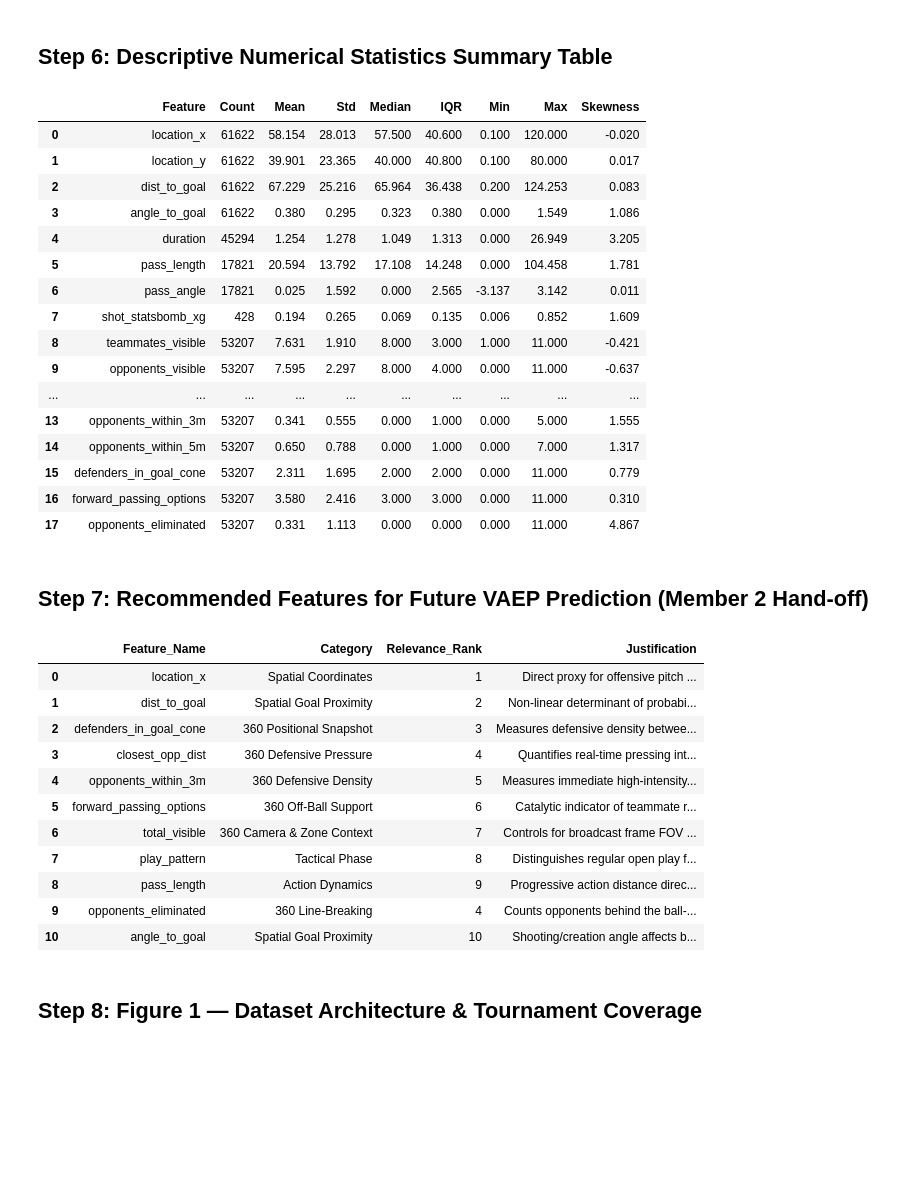
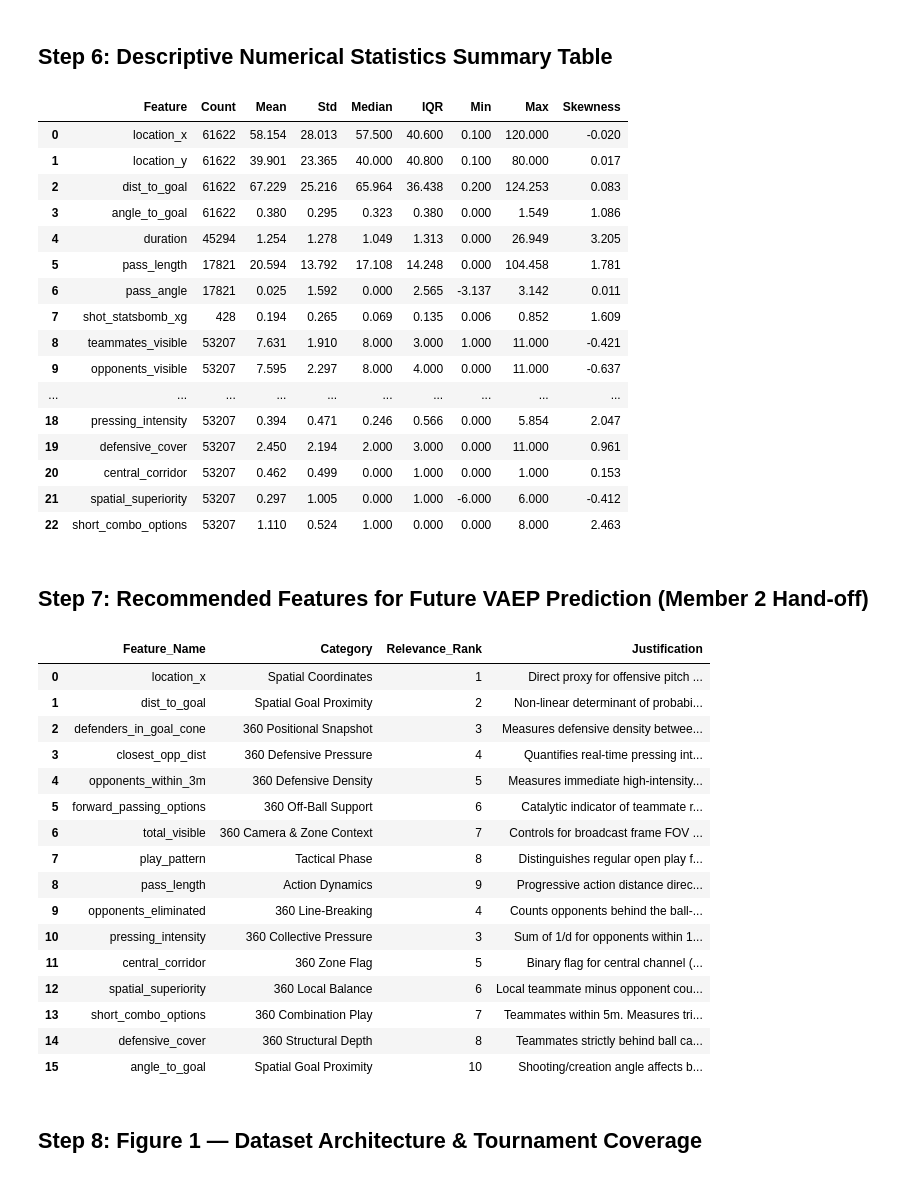
Before and after one commit to you-know-wh0/cse490d-project, a Jupyter notebook: Notebooks/1_Data_and_EDA_finaL.ipynb, the cells around one changed output. Cells and saved outputs as stored; diff of their text form; code cells hidden in the pictures; blank space fills up the shorter version.

```diff
--- a/Notebooks/1_Data_and_EDA_FIXED.ipynb
+++ b/Notebooks/1_Data_and_EDA_finaL.ipynb
@@ -4,7 +4,7 @@
 ## Step 1: Environment Setup & Library Imports
 # %%
 # Install required packages if not already installed
-# %pip install -q statsbombpy mplsoccer seaborn pandas numpy matplotlib scipy scikit-learn shap
+# %pip install -q --user statsbombpy mplsoccer seaborn pandas numpy matplotlib scipy scikit-learn shap
 
 import os
 import sys
@@ -28,12 +28,11 @@ plt.rcParams['axes.edgecolor'] = '#333333'
 plt.rcParams['axes.linewidth'] = 0.8
 
 # Robust root directory resolution (works whether running from root or inside Notebooks/)
-if os.path.exists('data') and os.path.exists('figures'):
-    PROJECT_ROOT = os.getcwd()
-elif os.path.exists(os.path.join('..', 'data')) and os.path.exists(os.path.join('..', 'figures')):
-    PROJECT_ROOT = os.path.abspath('..')
+cwd = os.getcwd()
+if os.path.basename(cwd) == 'Notebooks':
+    PROJECT_ROOT = os.path.abspath(os.path.join(cwd, '..'))
 else:
-    PROJECT_ROOT = os.getcwd()
+    PROJECT_ROOT = os.path.abspath(cwd)
 
 DATA_DIR = os.path.join(PROJECT_ROOT, 'data')
 FIG_DIR = os.path.join(PROJECT_ROOT, 'figures')
@@ -419,7 +475,9 @@ numerical_cols = [
     'teammates_visible', 'opponents_visible', 'total_visible',
     'closest_opp_dist', 'closest_teammate_dist', 'opponents_within_3m',
     'opponents_within_5m', 'defenders_in_goal_cone', 'forward_passing_options',
-    'opponents_eliminated'
+    'opponents_eliminated',
+    'pressing_intensity', 'defensive_cover', 'central_corridor',
+    'spatial_superiority', 'short_combo_options'
 ]
 
 num_stats_list = []
@@ -427,38 +485,38 @@ for col in numerical_cols:
     s = df_events[col].dropna()
     if len(s) > 0:
         num_stats_list.append({
             'Feature': col,
             'Count': len(s),
             'Mean': round(s.mean(), 3),
             'Std': round(s.std(), 3),
             'Median': round(s.median(), 3),
             'IQR': round(s.quantile(0.75) - s.quantile(0.25), 3),
             'Min': round(s.min(), 3),
             'Max': round(s.max(), 3),
             'Skewness': round(s.skew(), 3)
         })
 
 num_stats_df = pd.DataFrame(num_stats_list)
 num_stats_df.to_csv(os.path.join(DATA_DIR, 'eda_numerical_summary.csv'), index=False)
 num_stats_df
 # %% [output]
 |  | Feature | Count | Mean | Std | Median | IQR | Min | Max | Skewness |
 | 0 | location_x | 61622 | 58.154 | 28.013 | 57.500 | 40.600 | 0.100 | 120.000 | -0.020 |
 | 1 | location_y | 61622 | 39.901 | 23.365 | 40.000 | 40.800 | 0.100 | 80.000 | 0.017 |
 | 2 | dist_to_goal | 61622 | 67.229 | 25.216 | 65.964 | 36.438 | 0.200 | 124.253 | 0.083 |
 | 3 | angle_to_goal | 61622 | 0.380 | 0.295 | 0.323 | 0.380 | 0.000 | 1.549 | 1.086 |
 | 4 | duration | 45294 | 1.254 | 1.278 | 1.049 | 1.313 | 0.000 | 26.949 | 3.205 |
 | 5 | pass_length | 17821 | 20.594 | 13.792 | 17.108 | 14.248 | 0.000 | 104.458 | 1.781 |
 | 6 | pass_angle | 17821 | 0.025 | 1.592 | 0.000 | 2.565 | -3.137 | 3.142 | 0.011 |
 | 7 | shot_statsbomb_xg | 428 | 0.194 | 0.265 | 0.069 | 0.135 | 0.006 | 0.852 | 1.609 |
 | 8 | teammates_visible | 53207 | 7.631 | 1.910 | 8.000 | 3.000 | 1.000 | 11.000 | -0.421 |
 | 9 | opponents_visible | 53207 | 7.595 | 2.297 | 8.000 | 4.000 | 0.000 | 11.000 | -0.637 |
 | ... | ... | ... | ... | ... | ... | ... | ... | ... | ... |
-| 13 | opponents_within_3m | 53207 | 0.341 | 0.555 | 0.000 | 1.000 | 0.000 | 5.000 | 1.555 |
-| 14 | opponents_within_5m | 53207 | 0.650 | 0.788 | 0.000 | 1.000 | 0.000 | 7.000 | 1.317 |
-| 15 | defenders_in_goal_cone | 53207 | 2.311 | 1.695 | 2.000 | 2.000 | 0.000 | 11.000 | 0.779 |
-| 16 | forward_passing_options | 53207 | 3.580 | 2.416 | 3.000 | 3.000 | 0.000 | 11.000 | 0.310 |
-| 17 | opponents_eliminated | 53207 | 0.331 | 1.113 | 0.000 | 0.000 | 0.000 | 11.000 | 4.867 |
+| 18 | pressing_intensity | 53207 | 0.394 | 0.471 | 0.246 | 0.566 | 0.000 | 5.854 | 2.047 |
+| 19 | defensive_cover | 53207 | 2.450 | 2.194 | 2.000 | 3.000 | 0.000 | 11.000 | 0.961 |
+| 20 | central_corridor | 53207 | 0.462 | 0.499 | 0.000 | 1.000 | 0.000 | 1.000 | 0.153 |
+| 21 | spatial_superiority | 53207 | 0.297 | 1.005 | 0.000 | 1.000 | -6.000 | 6.000 | -0.412 |
+| 22 | short_combo_options | 53207 | 1.110 | 0.524 | 1.000 | 0.000 | 0.000 | 8.000 | 2.463 |
 # %% [markdown]
 ## Step 7: Recommended Features for Future VAEP Prediction (Member 2 Hand-off)
 # %%
@@ -473,6 +531,11 @@ recommended_features = [
     {'Feature_Name': 'play_pattern', 'Category': 'Tactical Phase', 'Relevance_Rank': 8, 'Justification': 'Distinguishes regular open play from counter-attacks, corners, and set-pieces.'},
     {'Feature_Name': 'pass_length', 'Category': 'Action Dynamics', 'Relevance_Rank': 9, 'Justification': 'Progressive action distance directly drives delta in offensive probability.'},
     {'Feature_Name': 'opponents_eliminated', 'Category': '360 Line-Breaking', 'Relevance_Rank': 4, 'Justification': 'Counts opponents behind the ball-carrier (already beaten); primary signal for midfield line-breaking value.'},
+    {'Feature_Name': 'pressing_intensity', 'Category': '360 Collective Pressure', 'Relevance_Rank': 3, 'Justification': 'Sum of 1/d for opponents within 10 yards — continuous collective pressure signal. Midfielders completing actions under high PI earn the most credit.'},
+    {'Feature_Name': 'central_corridor', 'Category': '360 Zone Flag', 'Relevance_Rank': 5, 'Justification': 'Binary flag for central channel (y=22-58). Modrić/Busquets operate here; actions in this zone have highest catalytic potential.'},
+    {'Feature_Name': 'spatial_superiority', 'Category': '360 Local Balance', 'Relevance_Rank': 6, 'Justification': 'Local teammate minus opponent count within 8m. Captures created overloads — midfielder positioning intelligence made quantitative.'},
+    {'Feature_Name': 'short_combo_options', 'Category': '360 Combination Play', 'Relevance_Rank': 7, 'Justification': 'Teammates within 5m. Measures triangle/wall-pass availability — the hallmark of elite midfield combination play under pressure.'},
+    {'Feature_Name': 'defensive_cover', 'Category': '360 Structural Depth', 'Relevance_Rank': 8, 'Justification': 'Teammates strictly behind ball carrier. Quantifies disciplined recovery cover — essential for buildup play from deep.'},
     {'Feature_Name': 'angle_to_goal', 'Category': 'Spatial Goal Proximity', 'Relevance_Rank': 10, 'Justification': 'Shooting/creation angle affects both direct and secondary threat creation.'}
 ]
 
@@ -491,7 +554,12 @@ rec_df
 | 7 | play_pattern | Tactical Phase | 8 | Distinguishes regular open play f... |
 | 8 | pass_length | Action Dynamics | 9 | Progressive action distance direc... |
 | 9 | opponents_eliminated | 360 Line-Breaking | 4 | Counts opponents behind the ball-... |
-| 10 | angle_to_goal | Spatial Goal Proximity | 10 | Shooting/creation angle affects b... |
+| 10 | pressing_intensity | 360 Collective Pressure | 3 | Sum of 1/d for opponents within 1... |
+| 11 | central_corridor | 360 Zone Flag | 5 | Binary flag for central channel (... |
+| 12 | spatial_superiority | 360 Local Balance | 6 | Local teammate minus opponent cou... |
+| 13 | short_combo_options | 360 Combination Play | 7 | Teammates within 5m. Measures tri... |
+| 14 | defensive_cover | 360 Structural Depth | 8 | Teammates strictly behind ball ca... |
+| 15 | angle_to_goal | Spatial Goal Proximity | 10 | Shooting/creation angle affects b... |
 # %% [markdown]
 ## Step 8: Figure 1 — Dataset Architecture & Tournament Coverage
 # %%
```
Also changed, not shown: parts of 4 cells of this notebook, 26 other files.
